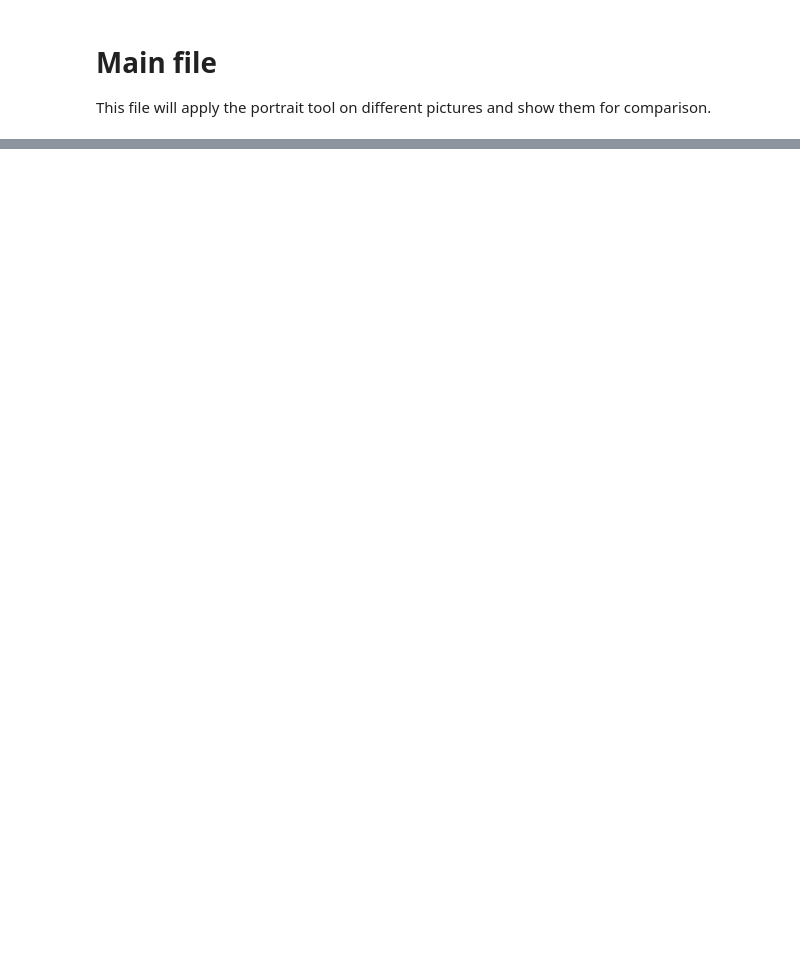
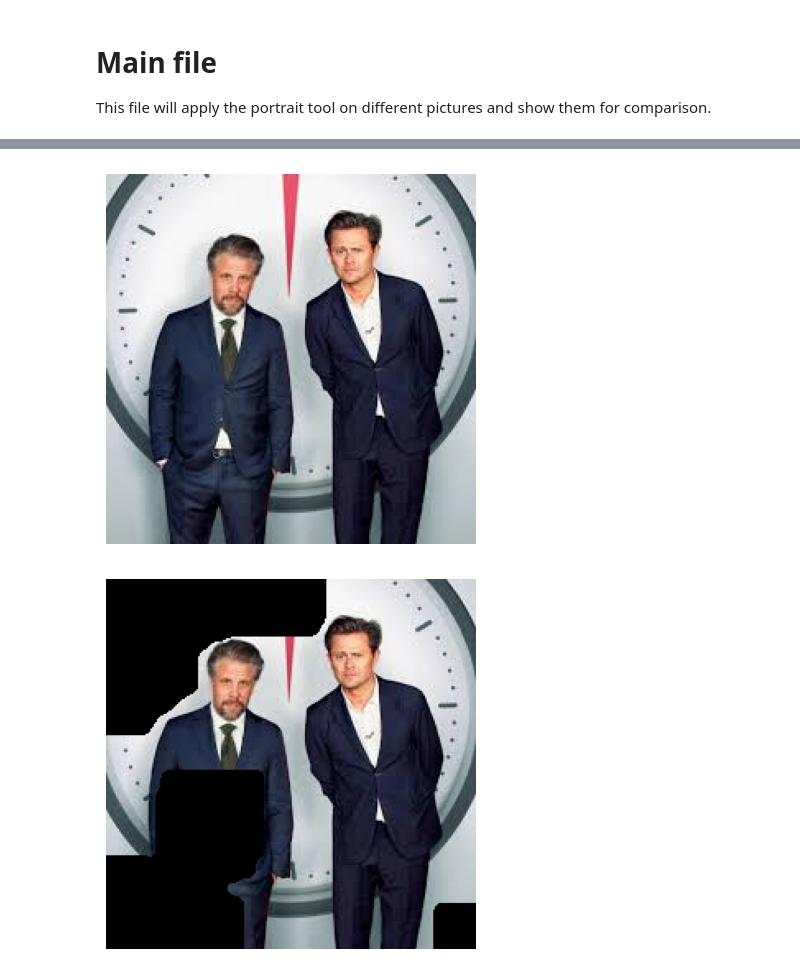
Before and after one commit to reimertzzz/Bildbehandling, a Jupyter notebook: main.ipynb, the cells around one changed output, grey strips where cells are left out. Cells and saved outputs as stored; diff of their text form; code cells hidden in the pictures; blank space fills up the shorter version.

```diff
--- a/main.ipynb
+++ b/main.ipynb
@@ -319,0 +323,10 @@ show_image(oppenheimer_wavelet_restored)
+# %%
+# Do on pair
+pair = images[3]
+show_image(pair)
+
+pair_wavelet, bg_pair_wavelet = extract_object_wavelet(pair, s_gaussian=10, w_depth=2, w_high=245, w_low=15, kernel=(4, 4), padding_size=0)
+show_image(np.expand_dims(pair_wavelet, axis=-1) * pair)
+# %% [output]
+[figure, added]
+[figure, added]
```
Also changed, not shown: parts of 9 cells of this notebook.
